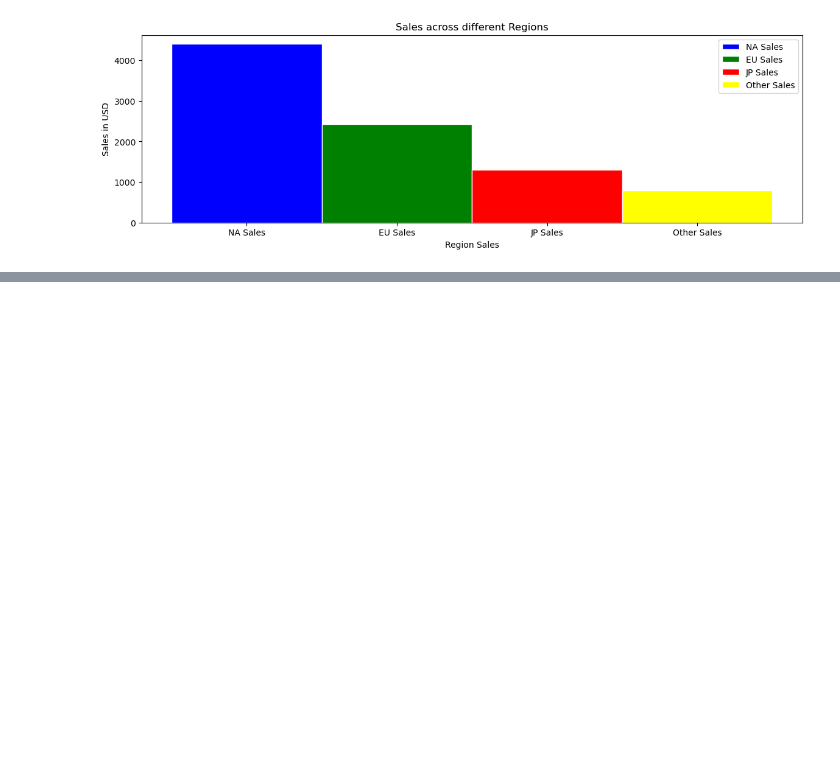
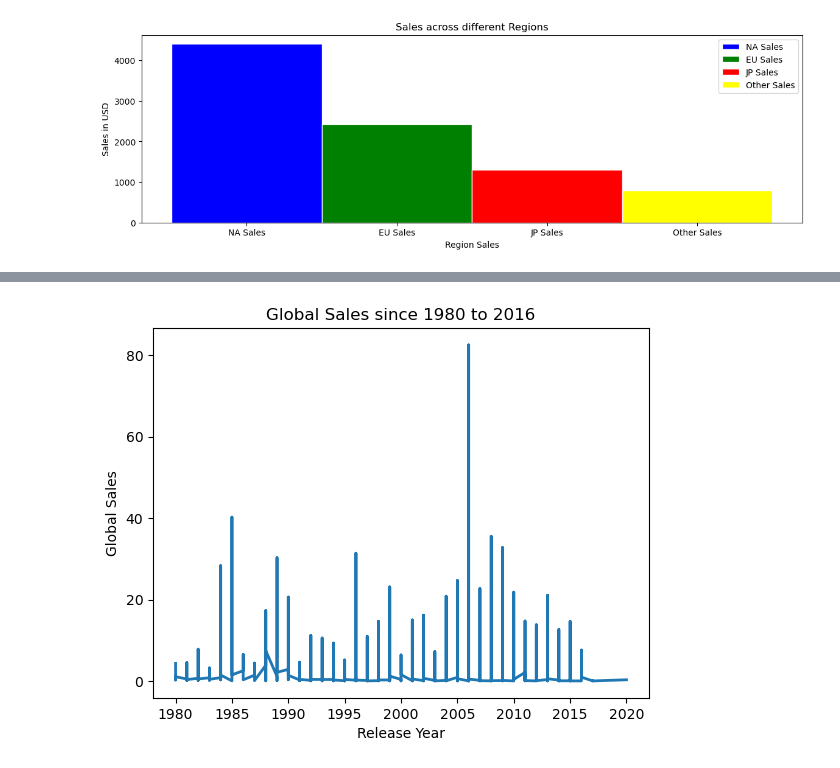
Before and after one commit to HakaseKorin/VGSalesJupyter, a Jupyter notebook: VideoGameSales.ipynb, the cells around one changed output, grey strips where cells are left out. Saved outputs shown, nothing was run; the diff lists cells and outputs as text; code cells hidden in the pictures; blank space fills up the shorter version.

```diff
--- a/VideoGameSales.ipynb
+++ b/VideoGameSales.ipynb
@@ -80,0 +110,13 @@ ax1.legend()
+# %%
+byYear = data.sort_values("Year_of_Release", ascending=True)
+ReleaseYear = byYear["Year_of_Release"]
+OrderedSales = byYear["Global_Sales"]
+
+fig4, ax4 = plt.subplots()
+ax4.plot(ReleaseYear,OrderedSales, linewidth=2.0)
+ax4.set_xlabel("Release Year")
+ax4.set_ylabel("Global Sales")
+ax4.set_title("Global Sales since 1980 to 2016")
+plt.show()
+# %% [output]
+[figure, added]
```
Also changed, not shown: parts of 8 cells of this notebook.
